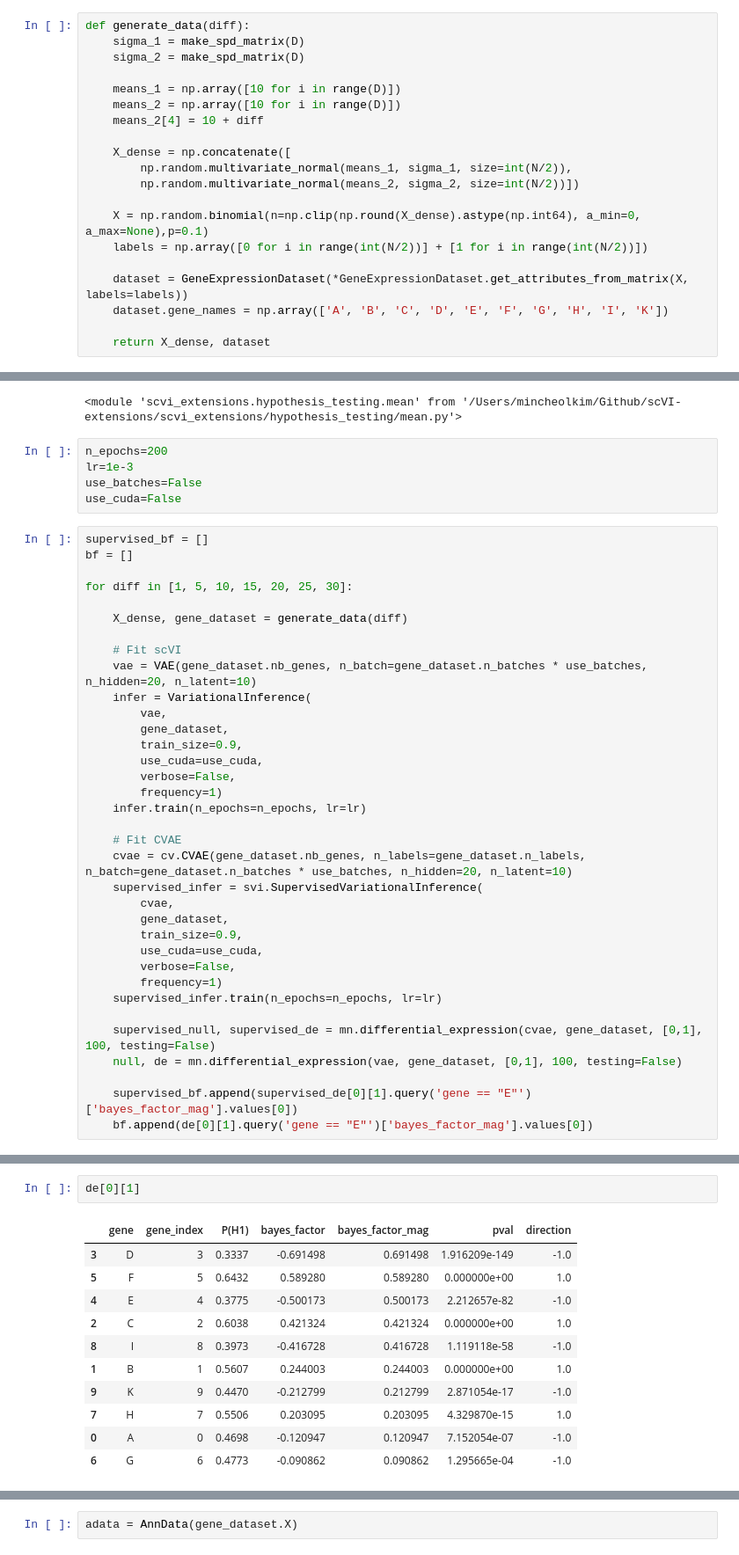
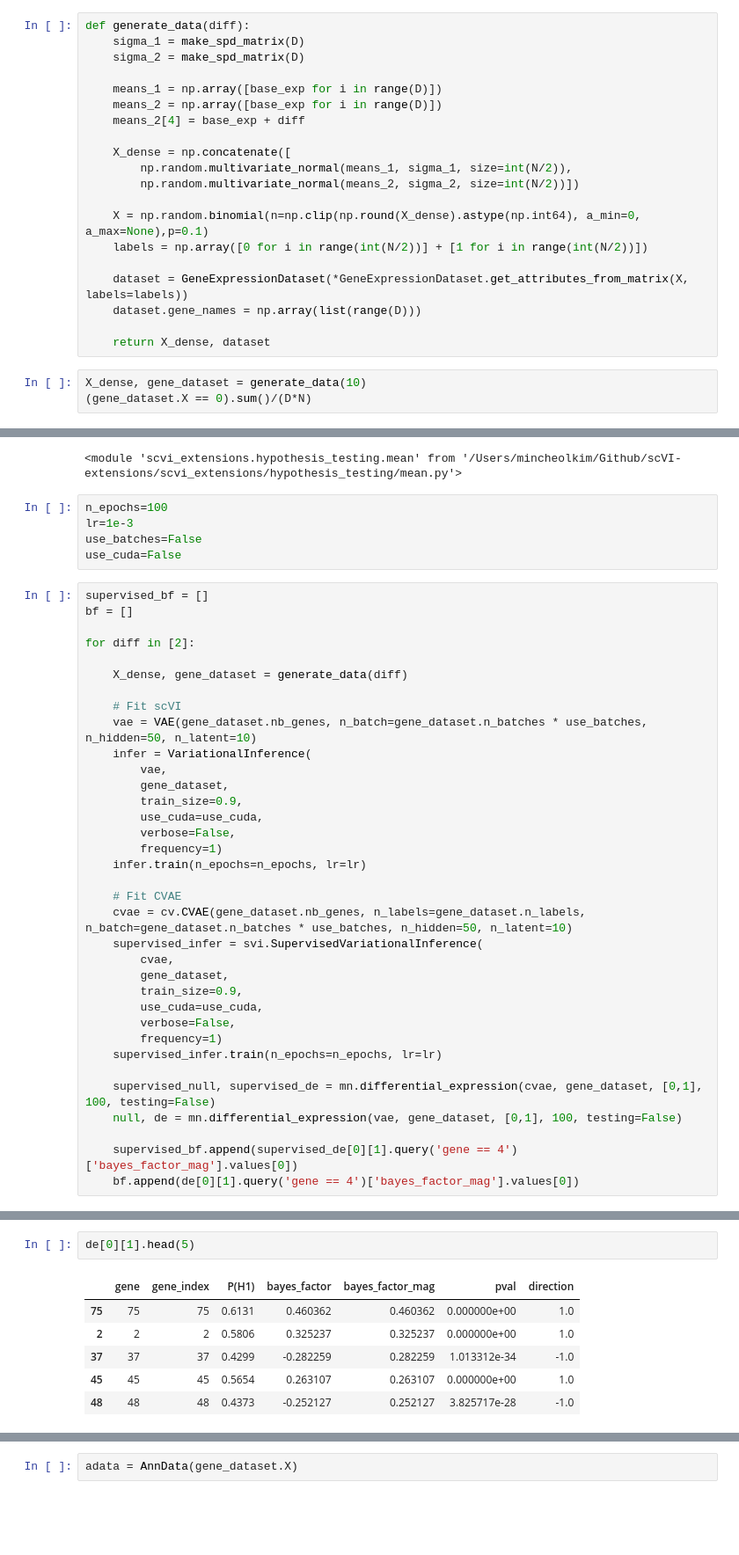
Before and after one commit to mincheoly/scVI-extensions, a Jupyter notebook: notebooks/simulation.ipynb, the cells around one changed output, grey strips where cells are left out. Shown: that part at 88% size. Drawn from its saved outputs; the diff is of its cells as text; blank space fills up the shorter version.

```diff
--- a/notebooks/simulation.ipynb
+++ b/notebooks/simulation.ipynb
@@ -51,9 +52,9 @@ def generate_data(diff):
     sigma_1 = make_spd_matrix(D)
     sigma_2 = make_spd_matrix(D)
 
-    means_1 = np.array([10 for i in range(D)])
-    means_2 = np.array([10 for i in range(D)])
-    means_2[4] = 10 + diff
+    means_1 = np.array([base_exp for i in range(D)])
+    means_2 = np.array([base_exp for i in range(D)])
+    means_2[4] = base_exp + diff
 
     X_dense = np.concatenate([
         np.random.multivariate_normal(means_1, sigma_1, size=int(N/2)),
@@ -63,6 +64,9 @@ def generate_data(diff):
     labels = np.array([0 for i in range(int(N/2))] + [1 for i in range(int(N/2))])
 
     dataset = GeneExpressionDataset(*GeneExpressionDataset.get_attributes_from_matrix(X, labels=labels))
-    dataset.gene_names = np.array(['A', 'B', 'C', 'D', 'E', 'F', 'G', 'H', 'I', 'K'])
+    dataset.gene_names = np.array(list(range(D)))
 
     return X_dense, dataset
+# %%
+X_dense, gene_dataset = generate_data(10)
+(gene_dataset.X == 0).sum()/(D*N)
@@ -75,7 +81,7 @@ imp.reload(mn)
 # %% [output]
 <module 'scvi_extensions.hypothesis_testing.mean' from '/Users/mincheolkim/Github/scVI-extensions/scvi_extensions/hypothesis_testing/mean.py'>
 # %%
-n_epochs=200
+n_epochs=100
 lr=1e-3
 use_batches=False
 use_cuda=False
@@ -83,12 +89,12 @@ use_cuda=False
 supervised_bf = []
 bf = []
 
-for diff in [1, 5, 10, 15, 20, 25, 30]:
+for diff in [2]:
 
     X_dense, gene_dataset = generate_data(diff)
 
     # Fit scVI
-    vae = VAE(gene_dataset.nb_genes, n_batch=gene_dataset.n_batches * use_batches, n_hidden=20, n_latent=10)
+    vae = VAE(gene_dataset.nb_genes, n_batch=gene_dataset.n_batches * use_batches, n_hidden=50, n_latent=10)
     infer = VariationalInference(
         vae,
         gene_dataset,
@@ -99,7 +105,7 @@ for diff in [1, 5, 10, 15, 20, 25, 30]:
     infer.train(n_epochs=n_epochs, lr=lr)
 
     # Fit CVAE
-    cvae = cv.CVAE(gene_dataset.nb_genes, n_labels=gene_dataset.n_labels, n_batch=gene_dataset.n_batches * use_batches, n_hidden=20, n_latent=10)
+    cvae = cv.CVAE(gene_dataset.nb_genes, n_labels=gene_dataset.n_labels, n_batch=gene_dataset.n_batches * use_batches, n_hidden=50, n_latent=10)
     supervised_infer = svi.SupervisedVariationalInference(
         cvae,
         gene_dataset,
@@ -112,8 +118,8 @@ for diff in [1, 5, 10, 15, 20, 25, 30]:
     supervised_null, supervised_de = mn.differential_expression(cvae, gene_dataset, [0,1], 100, testing=False)
     null, de = mn.differential_expression(vae, gene_dataset, [0,1], 100, testing=False)
 
-    supervised_bf.append(supervised_de[0][1].query('gene == "E"')['bayes_factor_mag'].values[0])
-    bf.append(de[0][1].query('gene == "E"')['bayes_factor_mag'].values[0])
+    supervised_bf.append(supervised_de[0][1].query('gene == 4')['bayes_factor_mag'].values[0])
+    bf.append(de[0][1].query('gene == 4')['bayes_factor_mag'].values[0])
 # %% [output]
 Sampling for differential expression...
 Done sampling for differential expression...
@@ -139,15 +136,10 @@ AttributeError: module 'seaborn' has no attribute 'lineplot'
 # %%
-de[0][1]
+de[0][1].head(5)
 # %% [output]
 |  | gene | gene_index | P(H1) | bayes_factor | bayes_factor_mag | pval | direction |
-| 3 | D | 3 | 0.3337 | -0.691498 | 0.691498 | 1.916209e-149 | -1.0 |
-| 5 | F | 5 | 0.6432 | 0.589280 | 0.589280 | 0.000000e+00 | 1.0 |
-| 4 | E | 4 | 0.3775 | -0.500173 | 0.500173 | 2.212657e-82 | -1.0 |
-| 2 | C | 2 | 0.6038 | 0.421324 | 0.421324 | 0.000000e+00 | 1.0 |
-| 8 | I | 8 | 0.3973 | -0.416728 | 0.416728 | 1.119118e-58 | -1.0 |
-| 1 | B | 1 | 0.5607 | 0.244003 | 0.244003 | 0.000000e+00 | 1.0 |
-| 9 | K | 9 | 0.4470 | -0.212799 | 0.212799 | 2.871054e-17 | -1.0 |
-| 7 | H | 7 | 0.5506 | 0.203095 | 0.203095 | 4.329870e-15 | 1.0 |
-| 0 | A | 0 | 0.4698 | -0.120947 | 0.120947 | 7.152054e-07 | -1.0 |
-| 6 | G | 6 | 0.4773 | -0.090862 | 0.090862 | 1.295665e-04 | -1.0 |
+| 75 | 75 | 75 | 0.6131 | 0.460362 | 0.460362 | 0.000000e+00 | 1.0 |
+| 2 | 2 | 2 | 0.5806 | 0.325237 | 0.325237 | 0.000000e+00 | 1.0 |
+| 37 | 37 | 37 | 0.4299 | -0.282259 | 0.282259 | 1.013312e-34 | -1.0 |
+| 45 | 45 | 45 | 0.5654 | 0.263107 | 0.263107 | 0.000000e+00 | 1.0 |
+| 48 | 48 | 48 | 0.4373 | -0.252127 | 0.252127 | 3.825717e-28 | -1.0 |
 # %%
```
Also changed, not shown: parts of 9 cells of this notebook, 5 other files.
